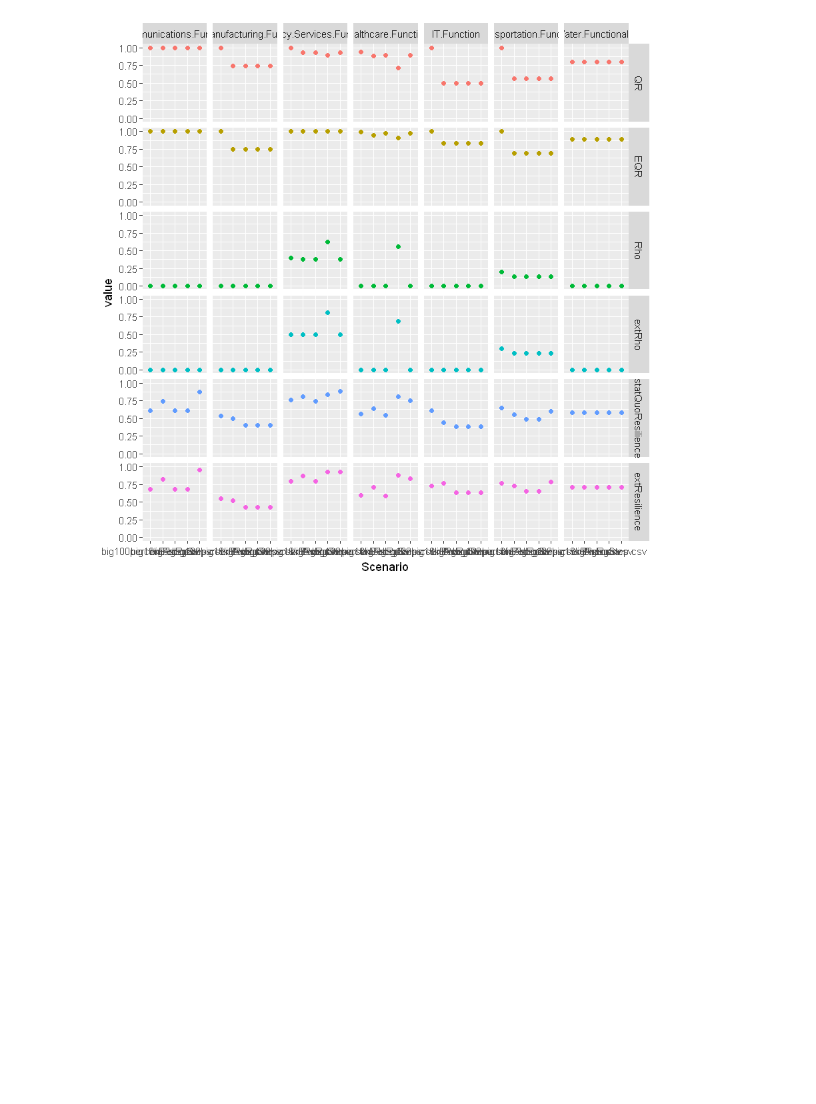
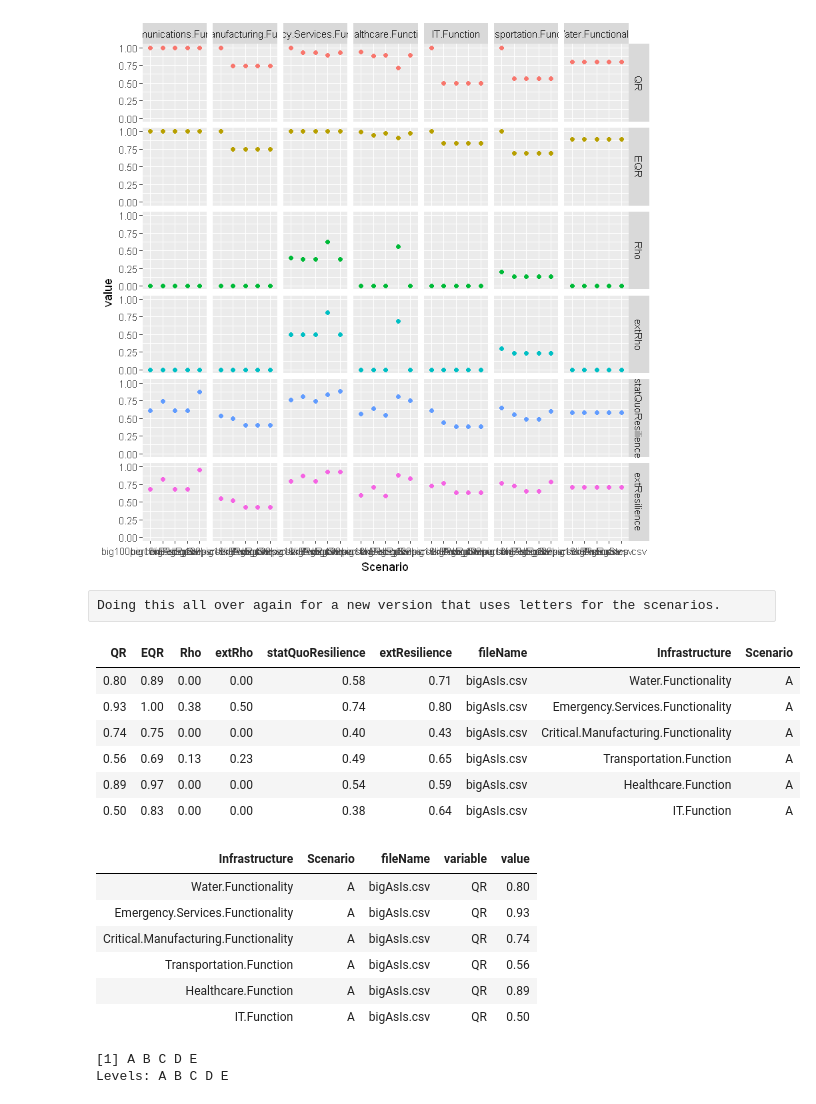
Before and after one commit to royemanuel/Metrics, a Jupyter notebook: Plotting Notebook.ipynb, the cells around one changed output. Saved outputs shown, nothing was run; the diff lists cells and outputs as text; code cells hidden in the pictures; blank space fills up the shorter version.

```diff
--- a/Plotting Notebook.ipynb
+++ b/Plotting Notebook.ipynb
@@ -39,3 +44,29 @@ bigPlot
 [figure]
 # %%
 ## ggsave("bigPlot.emf", plot = last_plot(), width = 6.5, height = 11)
+# %% [raw]
+Doing this all over again for a new version that uses letters for the scenarios.
+# %%
+biDF2 <- read.csv("roundedBI2.csv")
+biDF2 <- select(biDF2,-X, -X.1)
+head(biDF2)
+mbiDF2 <- melt(biDF2, id.vars = c("Infrastructure", "Scenario", "fileName"))
+head(mbiDF2)
+unique(mbiDF2$Scenario)
+# %% [output]
+| QR | EQR | Rho | extRho | statQuoResilience | extResilience | fileName | Infrastructure | Scenario |
+| 0.80 | 0.89 | 0.00 | 0.00 | 0.58 | 0.71 | bigAsIs.csv | Water.Functionality | A |
+| 0.93 | 1.00 | 0.38 | 0.50 | 0.74 | 0.80 | bigAsIs.csv | Emergency.Services.Functionality | A |
+| 0.74 | 0.75 | 0.00 | 0.00 | 0.40 | 0.43 | bigAsIs.csv | Critical.Manufacturing.Functionality | A |
+| 0.56 | 0.69 | 0.13 | 0.23 | 0.49 | 0.65 | bigAsIs.csv | Transportation.Function | A |
+| 0.89 | 0.97 | 0.00 | 0.00 | 0.54 | 0.59 | bigAsIs.csv | Healthcare.Function | A |
+| 0.50 | 0.83 | 0.00 | 0.00 | 0.38 | 0.64 | bigAsIs.csv | IT.Function | A |
+| Infrastructure | Scenario | fileName | variable | value |
+| Water.Functionality | A | bigAsIs.csv | QR | 0.80 |
+| Emergency.Services.Functionality | A | bigAsIs.csv | QR | 0.93 |
+| Critical.Manufacturing.Functionality | A | bigAsIs.csv | QR | 0.74 |
+| Transportation.Function | A | bigAsIs.csv | QR | 0.56 |
+| Healthcare.Function | A | bigAsIs.csv | QR | 0.89 |
+| IT.Function | A | bigAsIs.csv | QR | 0.50 |
+[1] A B C D E
+Levels: A B C D E
```
Also changed, not shown: parts of 3 cells of this notebook, 4 other files.
